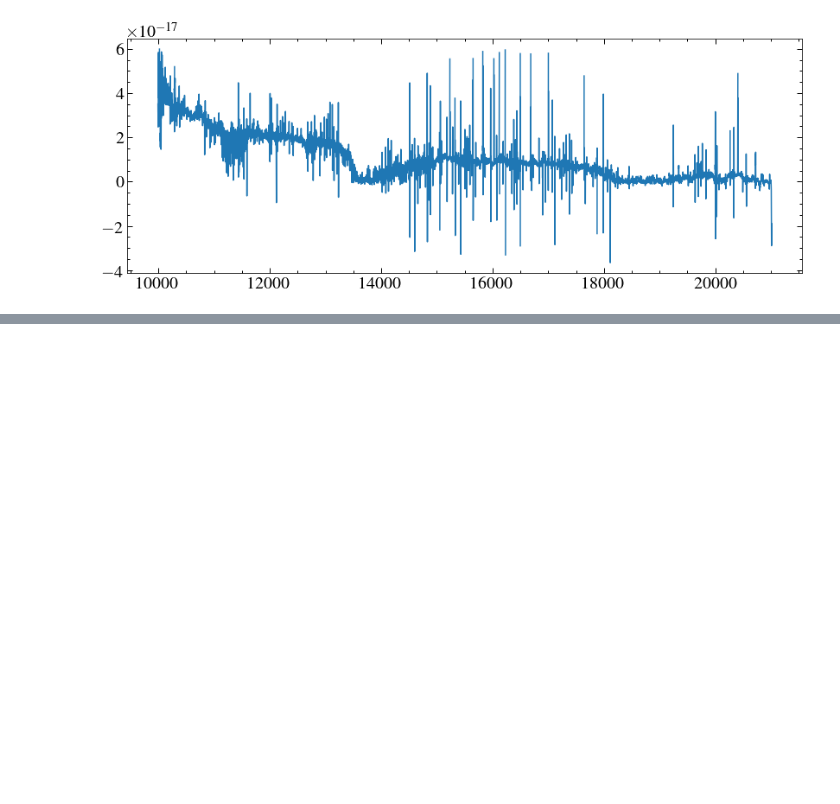
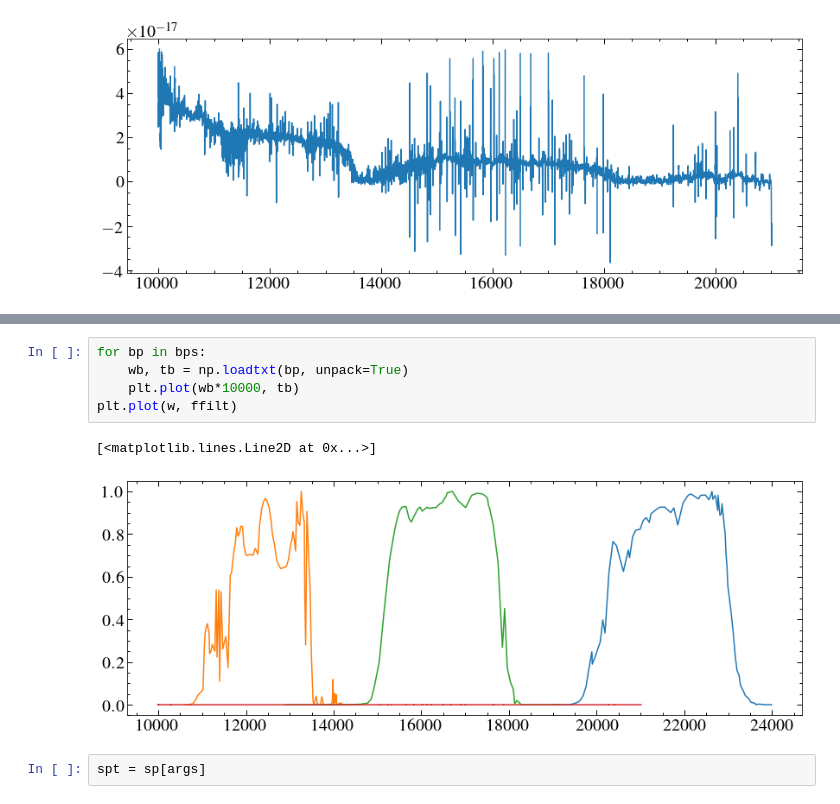
Before and after one commit to davidjwilson/wd-bd, a Jupyter notebook: nir.ipynb, the cells around one changed output, grey strips where cells are left out. Saved outputs shown, nothing was run; the diff lists cells and outputs as text; blank space fills up the shorter version.

```diff
--- a/nir.ipynb
+++ b/nir.ipynb
@@ -180,0 +190,10 @@ plt.errorbar(tf, fluxes, yerr=errors, marker='o', ls='none')
+# %%
+for bp in bps:
+    wb, tb = np.loadtxt(bp, unpack=True)
+    plt.plot(wb*10000, tb)
+plt.plot(w, ffilt)
+# %% [output]
+[<matplotlib.lines.Line2D at 0x...>]
+[figure, added]
+# %%
+spt = sp[args]
```
Also changed, not shown: parts of 6 cells of this notebook, 5 other files.
